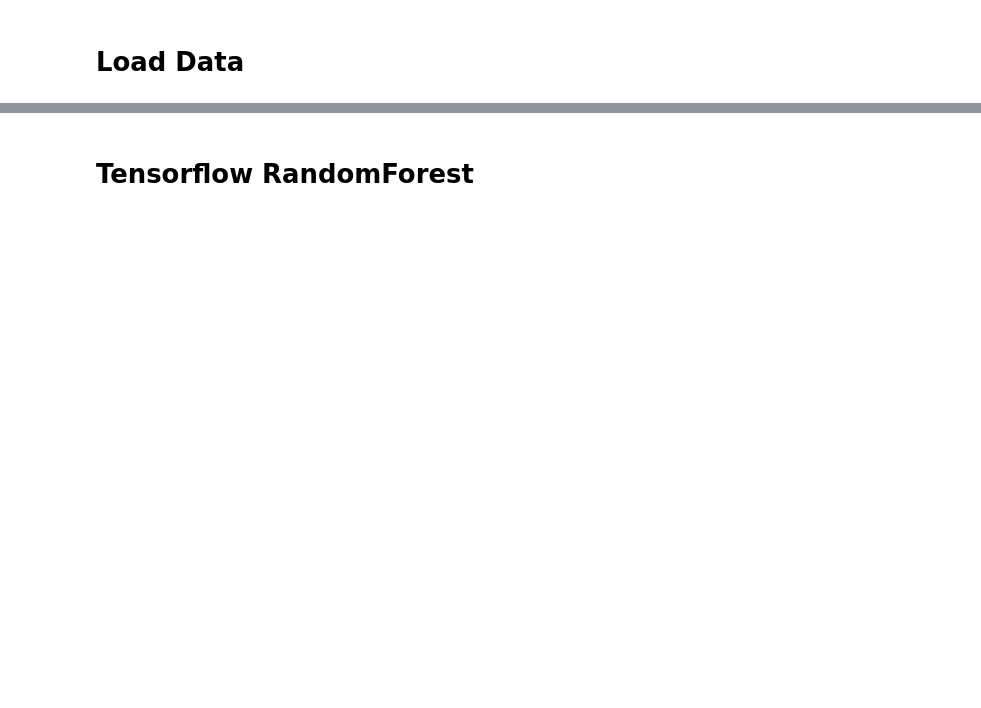
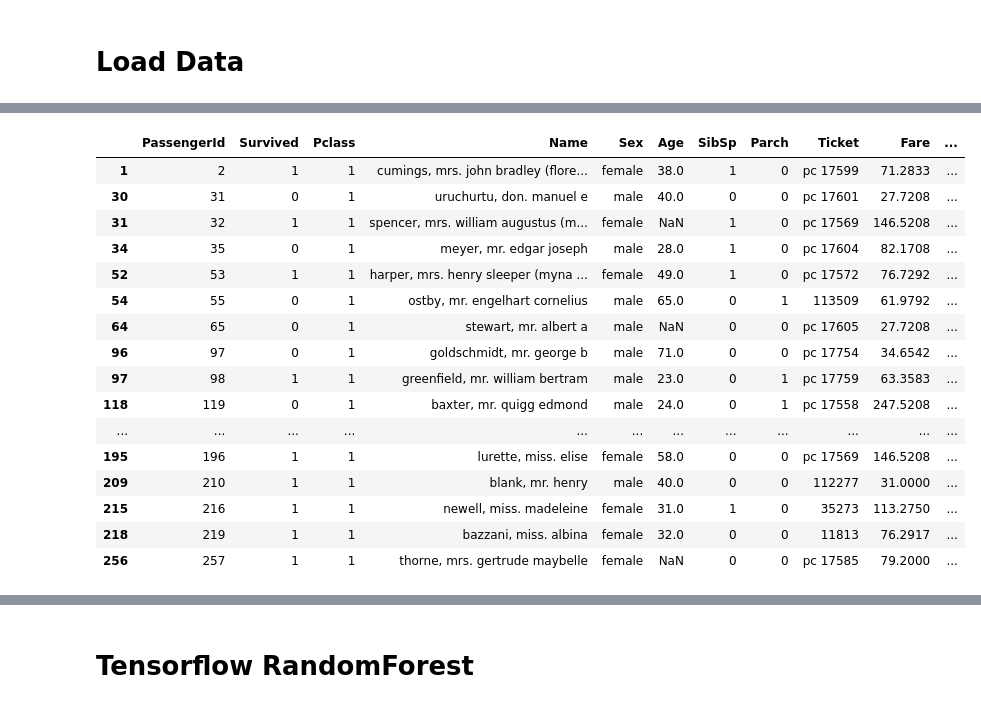
Before and after one commit to ageofneil/kaggle, a Jupyter notebook: titanic/tensorflow-model.ipynb, the cells around one changed output, grey strips where cells are left out. Saved outputs shown, nothing was run; the diff lists cells and outputs as text; code cells hidden in the pictures; blank space fills up the shorter version.

```diff
--- a/titanic/tensorflow-model.ipynb
+++ b/titanic/tensorflow-model.ipynb
@@ -65,0 +108,20 @@ combined = train.append(test)
+# %%
+train[(train['Pclass'] == 1) & (train['Embarked'] == 'C')].head(20).drop(['Last Name','Middle Names','First Name'],  axis=1)
+# %% [output]
+|  | PassengerId | Survived | Pclass | Name | Sex | Age | SibSp | Parch | Ticket | Fare | ... |
+| 1 | 2 | 1 | 1 | cumings, mrs. john bradley (flore... | female | 38.0 | 1 | 0 | pc 17599 | 71.2833 | ... |
+| 30 | 31 | 0 | 1 | uruchurtu, don. manuel e | male | 40.0 | 0 | 0 | pc 17601 | 27.7208 | ... |
+| 31 | 32 | 1 | 1 | spencer, mrs. william augustus (m... | female | NaN | 1 | 0 | pc 17569 | 146.5208 | ... |
+| 34 | 35 | 0 | 1 | meyer, mr. edgar joseph | male | 28.0 | 1 | 0 | pc 17604 | 82.1708 | ... |
+| 52 | 53 | 1 | 1 | harper, mrs. henry sleeper (myna ... | female | 49.0 | 1 | 0 | pc 17572 | 76.7292 | ... |
+| 54 | 55 | 0 | 1 | ostby, mr. engelhart cornelius | male | 65.0 | 0 | 1 | 113509 | 61.9792 | ... |
+| 64 | 65 | 0 | 1 | stewart, mr. albert a | male | NaN | 0 | 0 | pc 17605 | 27.7208 | ... |
+| 96 | 97 | 0 | 1 | goldschmidt, mr. george b | male | 71.0 | 0 | 0 | pc 17754 | 34.6542 | ... |
+| 97 | 98 | 1 | 1 | greenfield, mr. william bertram | male | 23.0 | 0 | 1 | pc 17759 | 63.3583 | ... |
+| 118 | 119 | 0 | 1 | baxter, mr. quigg edmond | male | 24.0 | 0 | 1 | pc 17558 | 247.5208 | ... |
+| ... | ... | ... | ... | ... | ... | ... | ... | ... | ... | ... | ... |
+| 195 | 196 | 1 | 1 | lurette, miss. elise | female | 58.0 | 0 | 0 | pc 17569 | 146.5208 | ... |
+| 209 | 210 | 1 | 1 | blank, mr. henry | male | 40.0 | 0 | 0 | 112277 | 31.0000 | ... |
+| 215 | 216 | 1 | 1 | newell, miss. madeleine | female | 31.0 | 1 | 0 | 35273 | 113.2750 | ... |
+| 218 | 219 | 1 | 1 | bazzani, miss. albina | female | 32.0 | 0 | 0 | 11813 | 76.2917 | ... |
+| 256 | 257 | 1 | 1 | thorne, mrs. gertrude maybelle | female | NaN | 0 | 0 | pc 17585 | 79.2000 | ... |
```
Also changed, not shown: parts of 48 cells of this notebook, 3 other files.
